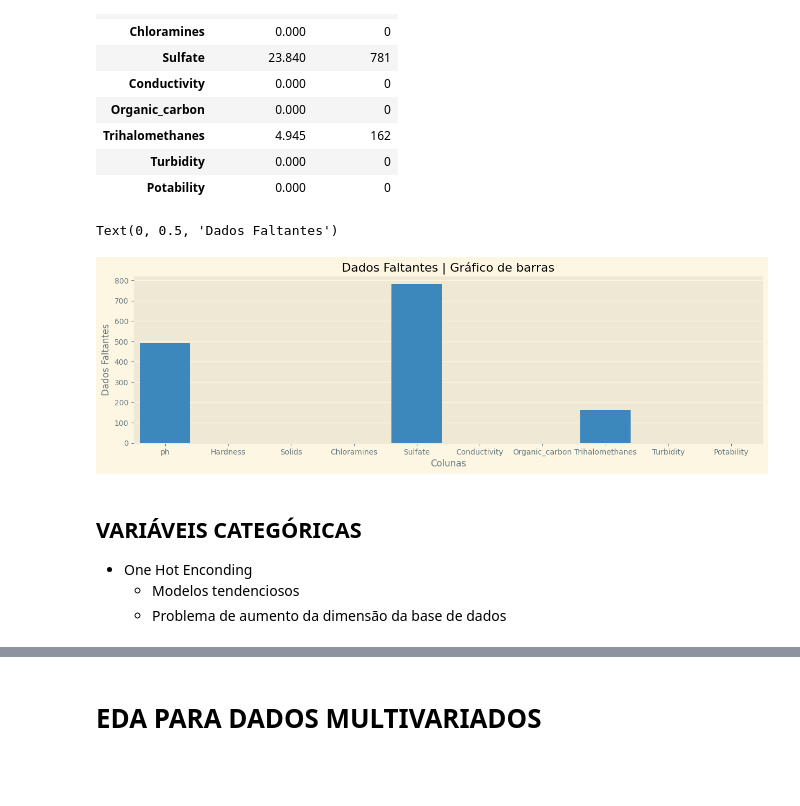
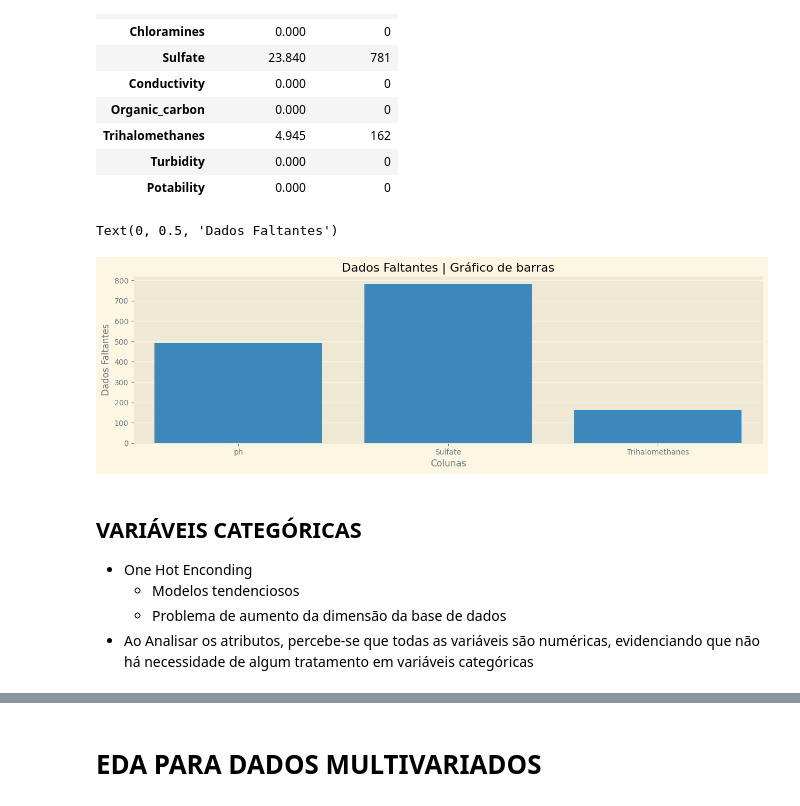
Before and after one commit to Nathan-Rgs/patternRecognition-supervisedLearning, a Jupyter notebook: classification/notebooks/EDA.ipynb, the cells around one changed output, grey strips where cells are left out. Drawn from its saved outputs; the diff is of its cells as text; code cells hidden in the pictures; blank space fills up the shorter version.

```diff
--- a/classification/notebooks/EDA.ipynb
+++ b/classification/notebooks/EDA.ipynb
@@ -89,17 +89,18 @@ pd.DataFrame(data={
 # %%
 plt.figure(figsize=(15,4))
 sns.barplot(
-    x=df.columns,
-    y=df.isnull().sum()
+    x=df.isnull().sum()[(df.isnull().sum() > 0)].index,
+    y=df.isnull().sum()[(df.isnull().sum() > 0)]
 )
 plt.title("Dados Faltantes | Gráfico de barras")
 plt.xlabel("Colunas")
 plt.ylabel("Dados Faltantes")
 # %% [output]
 Text(0, 0.5, 'Dados Faltantes')
-[figure, old version]
+[figure, new version]
 # %% [markdown]
 ## VARIÁVEIS CATEGÓRICAS
 - One Hot Enconding
     - Modelos tendenciosos
     - Problema de aumento da dimensão da base de dados
+- Ao Analisar os atributos, percebe-se que todas as variáveis são numéricas, evidenciando que não há necessidade de algum tratamento em variáveis categóricas
```
Also changed, not shown: parts of 4 cells of this notebook.
